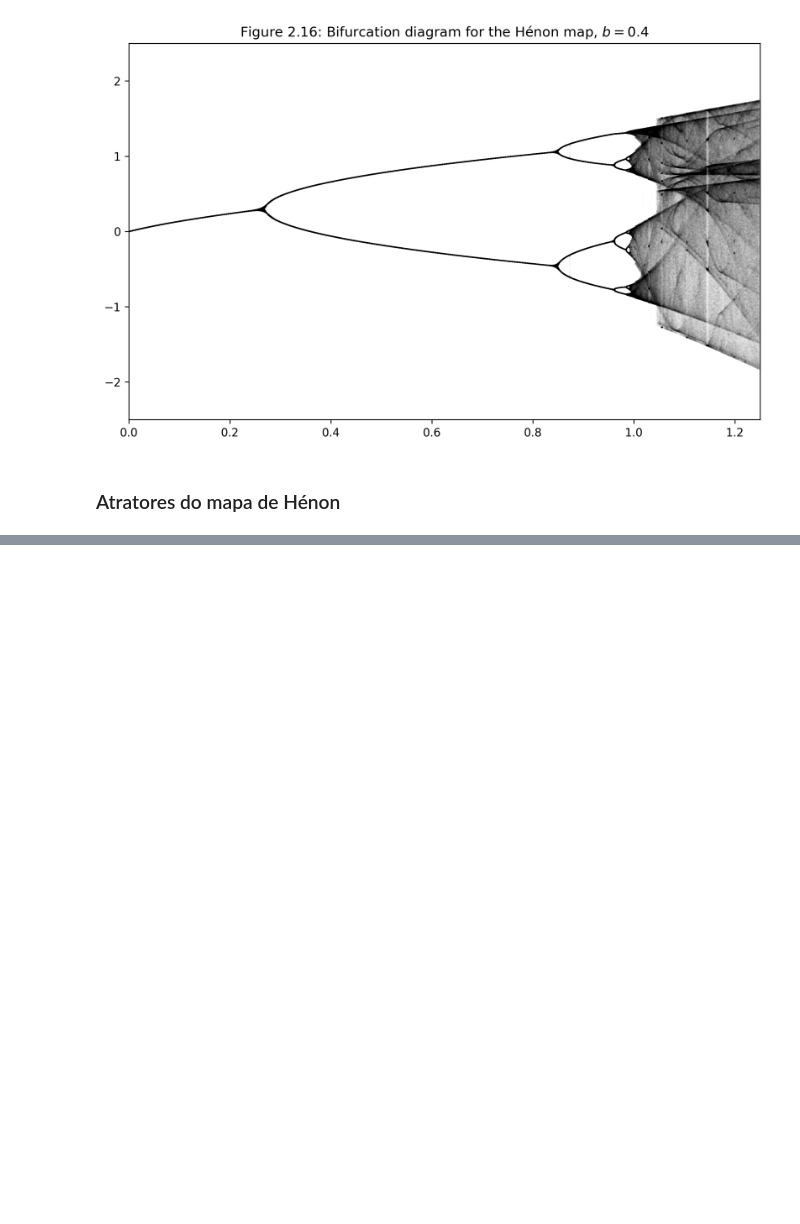
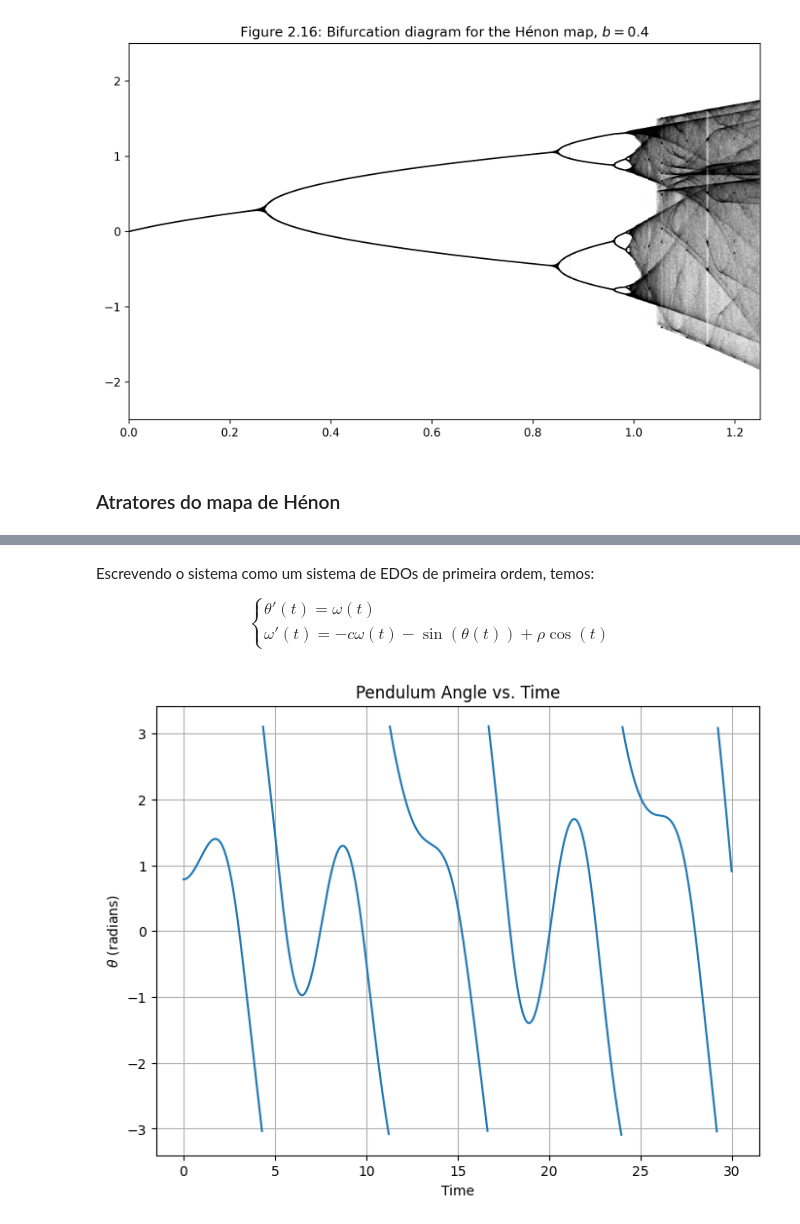
Before and after one commit to vini-fda/FM_223_Lista2, a Jupyter notebook: lista2.ipynb, the cells around one changed output, grey strips where cells are left out. Saved outputs shown, nothing was run; the diff lists cells and outputs as text; code cells hidden in the pictures; blank space fills up the shorter version.

```diff
--- a/lista2.ipynb
+++ b/lista2.ipynb
@@ -170,0 +179,57 @@ plt.show()
+# %% [markdown]
+Escrevendo o sistema como um sistema de EDOs de primeira ordem, temos:
+
+$$ \begin{cases} \theta'(t) = \omega(t) \\ \omega'(t) = -c \omega(t) - \sin(\theta(t)) + \rho \cos(t) \end{cases} $$
+# %%
+# maps an array of angles in radians to the interval [-pi, pi]
+def map_pi(x):
+    y = x % (2 * np.pi)
+    y[y >= np.pi] -= 2 * np.pi
+    return y
+# %%
+from scipy.integrate import solve_ivp
+import matplotlib.cm as cm
+
+c = 0.2
+rho = 1.66
+
+# Define the pendulum ODE as a first-order system
+def pendulum_ode(t, y):
+    theta, omega = y
+    theta_dot = omega
+    omega_dot = -c * omega - np.sin(theta) + rho * np.cos(t)
+    return [theta_dot, omega_dot]
+
+# Set up initial conditions: theta(0) = initial_angle, omega(0) = initial_angular_velocity
+initial_angle = np.pi / 4  # 45 degrees
+initial_angular_velocity = 0.0
+initial_conditions = [initial_angle, initial_angular_velocity]
+
+# Time span for integration
+t_span = (0, 30)
+t_eval = np.linspace(0, t_span[1], 1000)
+
+# Solve the IVP using solve_ivp
+solution = solve_ivp(pendulum_ode, t_span, initial_conditions, t_eval=t_eval, method='RK45')
+
+# Extract solution
+t = solution.t
+theta = map_pi(solution.y[0])  # theta in [-pi, pi)
+theta_dot = solution.y[1]
+
+# NaN to avoid plotting discontinuities
+pos = np.where(np.abs(np.diff(theta)) >= 0.5)[0]
+t[pos] = np.nan
+theta[pos] = np.nan
+theta_dot[pos] = np.nan
+
+# Plot the results
+plt.figure(figsize=(8, 6))
+plt.plot(t, theta)
+plt.xlabel('Time')
+plt.ylabel('$\\theta$ (radians)')
+plt.title('Pendulum Angle vs. Time')
+plt.grid()
+plt.show()
+# %% [output]
+[figure, added]
```
Also changed, not shown: parts of 5 cells of this notebook.
